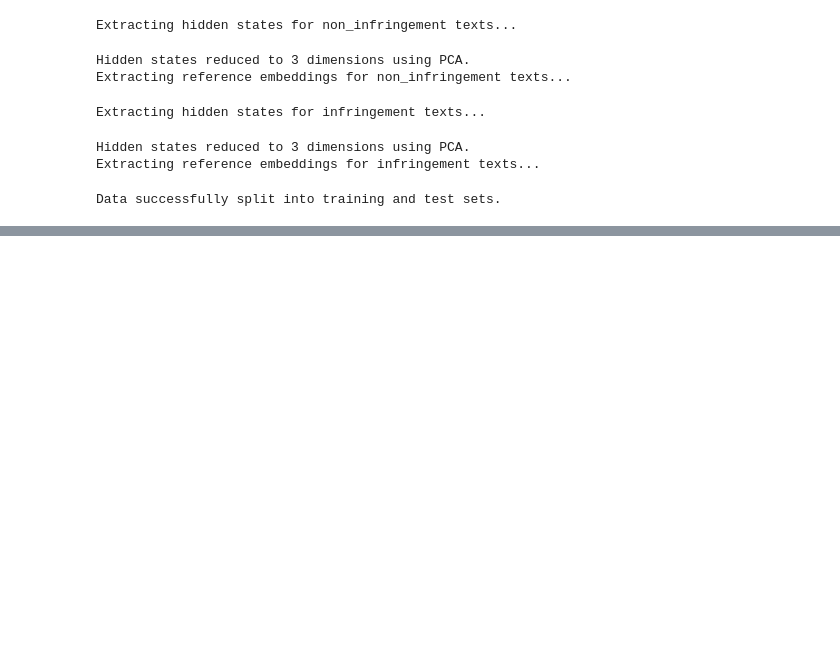
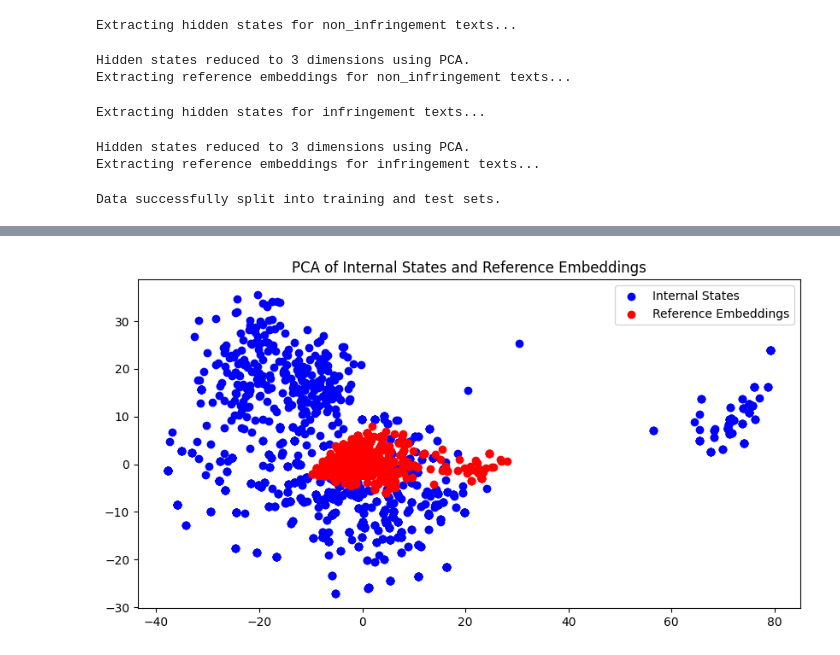
Before and after one commit to changhu73/Internal_states_leakage, a Jupyter notebook: copyright_newVersion/scripts/train_input_reference_last_layer_median_PCA3.ipynb, the cells around one changed output, grey strips where cells are left out. Cells and saved outputs as stored; diff of their text form; code cells hidden in the pictures; blank space fills up the shorter version.

```diff
--- a/copyright_newVersion/scripts/train_input_reference_last_layer_median_PCA3.ipynb
+++ b/copyright_newVersion/scripts/train_input_reference_last_layer_median_PCA3.ipynb
@@ -400,0 +407,35 @@ non_infringement       0.71      0.81      0.76       298
+# %%
+import numpy as np
+import torch
+from sklearn.decomposition import PCA
+import matplotlib.pyplot as plt
+
+# PCA 降维
+pca = PCA(n_components=2)
+hidden_states_pca = pca.fit_transform(X_non_infringement)
+reference_embeddings_pca = pca.fit_transform(reference_embeddings_non_infringement)
+
+# 绘制 internal states 和 reference embeddings，使用不同颜色区分
+plt.figure(figsize=(10, 5))
+
+# 绘制 internal states (蓝色)
+plt.scatter(hidden_states_pca[:, 0], hidden_states_pca[:, 1], c='blue', label='Internal States')
+
+# 绘制 reference embeddings (红色)
+plt.scatter(reference_embeddings_pca[:, 0], reference_embeddings_pca[:, 1], c='red', label='Reference Embeddings')
+
+plt.title("PCA of Internal States and Reference Embeddings")
+plt.legend()
+
+plt.show()
+
+# # 计算欧氏距离和余弦相似度
+# from sklearn.metrics.pairwise import cosine_similarity, euclidean_distances
+
+# euclidean_dist = euclidean_distances(reference_embeddings_non_infringement, X_non_infringement_combined)
+# cosine_sim = cosine_similarity(reference_embeddings_non_infringement, X_non_infringement_combined)
+
+# print("Euclidean Distance Matrix Shape: ", euclidean_dist.shape)
+# print("Cosine Similarity Matrix Shape: ", cosine_sim.shape)
+# %% [output]
+[figure, added]
```
Also changed, not shown: parts of 4 cells of this notebook, 18 other files.
